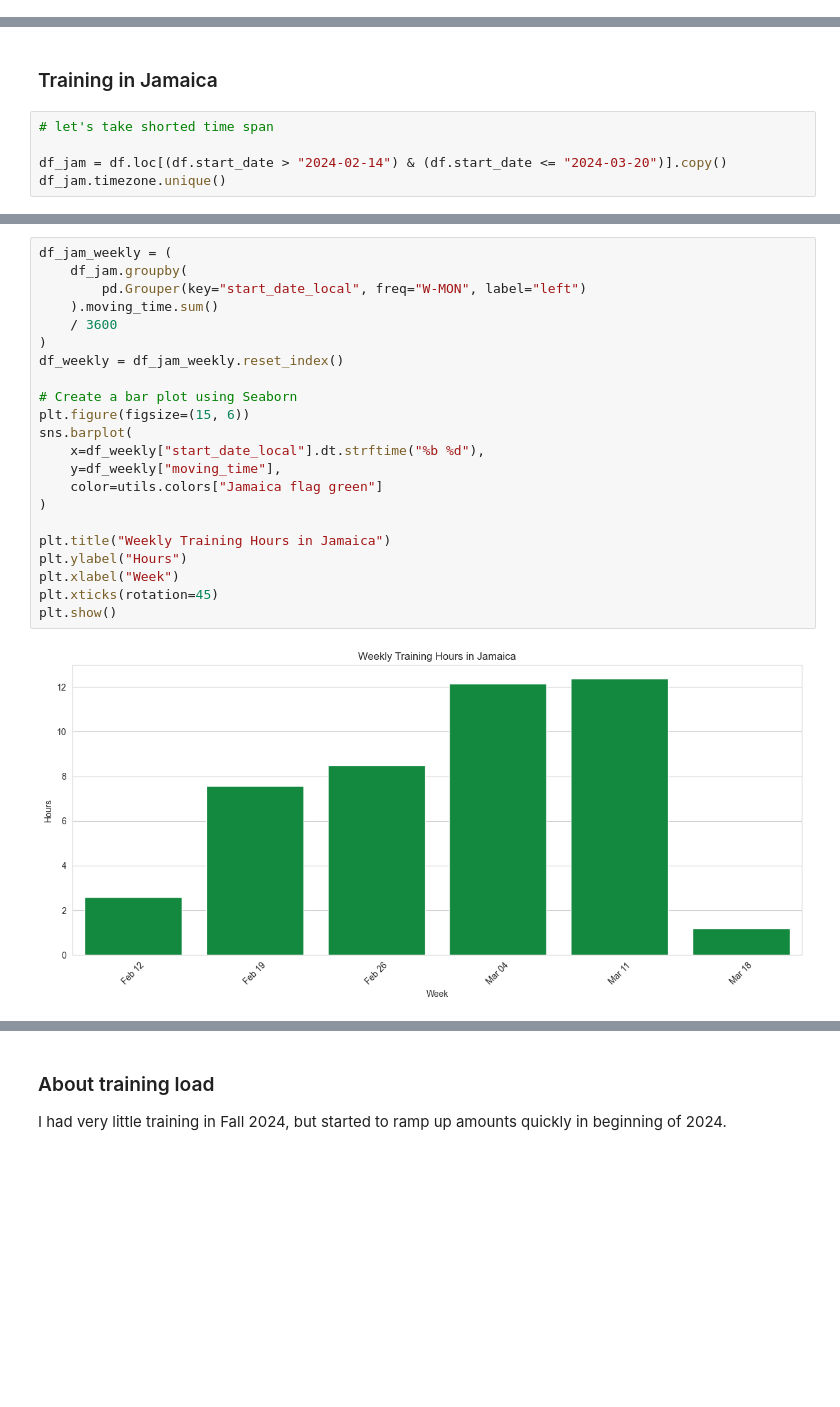
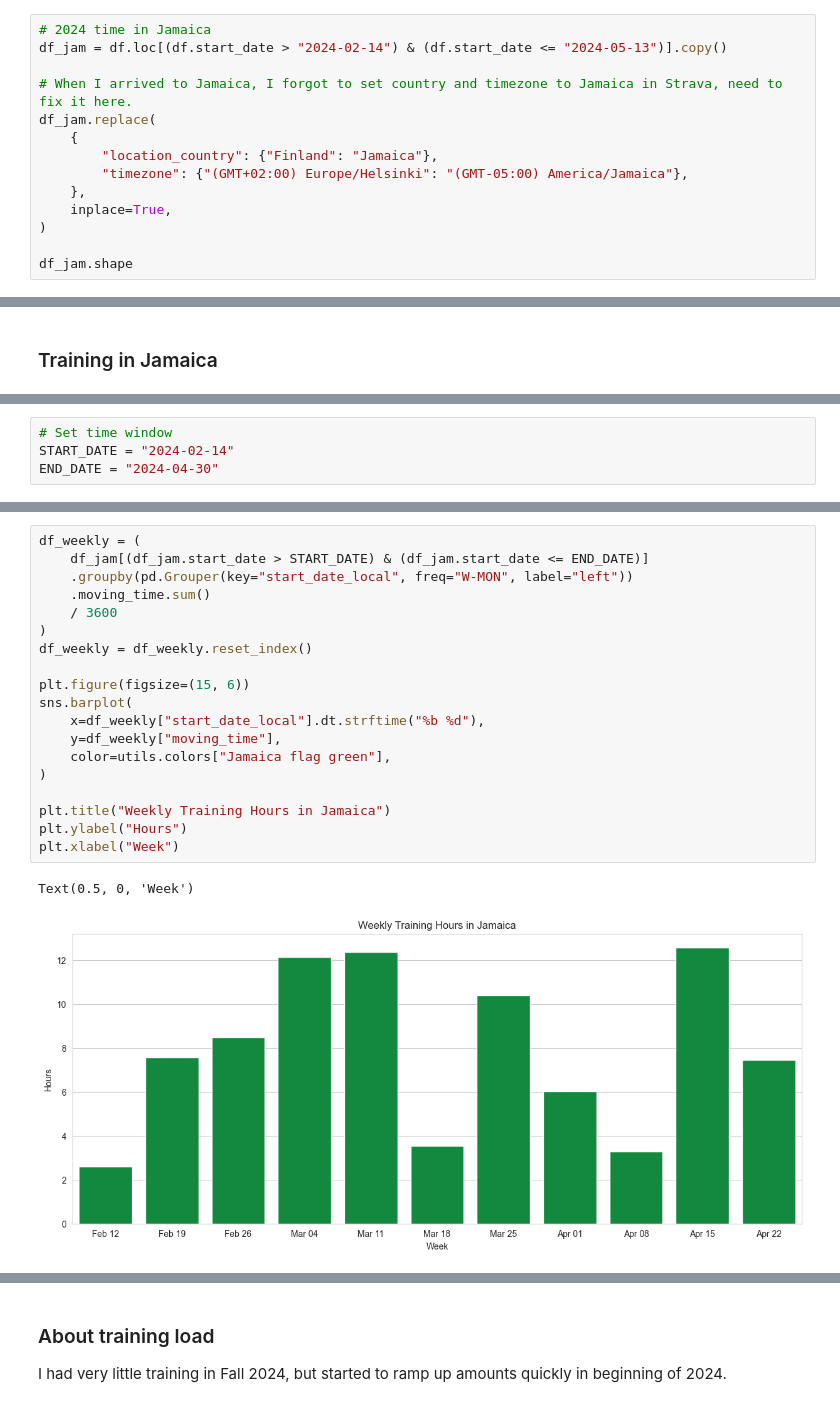
Before and after one commit to ahtonen/djbb2024, a Jupyter notebook: training.ipynb, the cells around one changed output, grey strips where cells are left out. Cells and saved outputs as stored; diff of their text form; blank space fills up the shorter version.

```diff
--- a/training.ipynb
+++ b/training.ipynb
@@ -186,0 +217,14 @@ TODO looks like we could manually assign training zone for an exercise.
+# %%
+# 2024 time in Jamaica
+df_jam = df.loc[(df.start_date > "2024-02-14") & (df.start_date <= "2024-05-13")].copy()
+
+# When I arrived to Jamaica, I forgot to set country and timezone to Jamaica in Strava, need to fix it here.
+df_jam.replace(
+    {
+        "location_country": {"Finland": "Jamaica"},
+        "timezone": {"(GMT+02:00) Europe/Helsinki": "(GMT-05:00) America/Jamaica"},
+    },
+    inplace=True,
+)
+
+df_jam.shape
@@ -269,8 +303,3 @@ df_fin_weekly.mean()
 np.float64(4.461990740740741)
 # %% [markdown]
 ### Training in Jamaica
-# %%
-# let's take shorted time span
-
-df_jam = df.loc[(df.start_date > "2024-02-14") & (df.start_date <= "2024-03-20")].copy()
-df_jam.timezone.unique()
@@ -292 +306,5 @@ array(['Jamaica'], dtype=object)
+# %%
+# Set time window
+START_DATE = "2024-02-14"
+END_DATE = "2024-04-30"
 # %%
@@ -341,25 +362,23 @@ plt.show()
 # %%
-df_jam_weekly = (
-    df_jam.groupby(
-        pd.Grouper(key="start_date_local", freq="W-MON", label="left")
-    ).moving_time.sum()
+df_weekly = (
+    df_jam[(df_jam.start_date > START_DATE) & (df_jam.start_date <= END_DATE)]
+    .groupby(pd.Grouper(key="start_date_local", freq="W-MON", label="left"))
+    .moving_time.sum()
     / 3600
 )
-df_weekly = df_jam_weekly.reset_index()
+df_weekly = df_weekly.reset_index()
 
-# Create a bar plot using Seaborn
 plt.figure(figsize=(15, 6))
 sns.barplot(
     x=df_weekly["start_date_local"].dt.strftime("%b %d"),
     y=df_weekly["moving_time"],
-    color=utils.colors["Jamaica flag green"]
+    color=utils.colors["Jamaica flag green"],
 )
 
 plt.title("Weekly Training Hours in Jamaica")
 plt.ylabel("Hours")
 plt.xlabel("Week")
-plt.xticks(rotation=45)
-plt.show()
 # %% [output]
+Text(0.5, 0, 'Week')
-[figure, old version]
+[figure, new version]
 # %%
```
Also changed, not shown: parts of 23 cells of this notebook, 1 other file.
